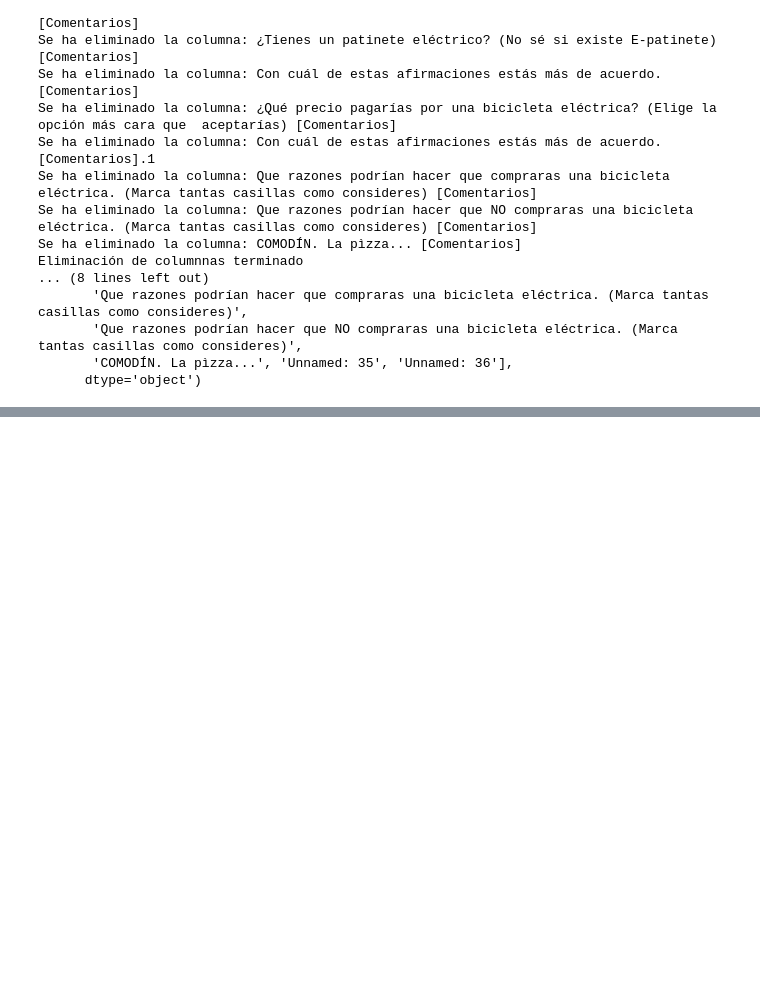
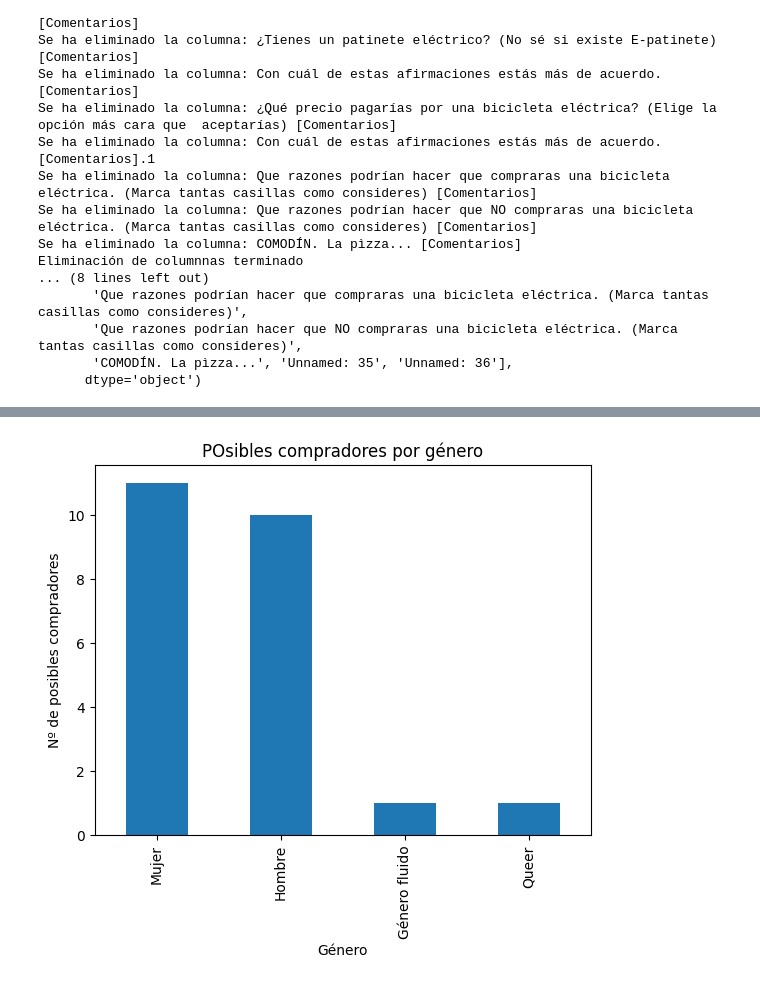
Before and after one commit to Auzmendi/project-6, a Jupyter notebook: df_ebike.ipynb, the cells around one changed output, grey strips where cells are left out. Cells and saved outputs as stored; diff of their text form; code cells hidden in the pictures; blank space fills up the shorter version.

```diff
--- a/df_ebike.ipynb
+++ b/df_ebike.ipynb
@@ -107,0 +156,32 @@ Name: Hora, Length: 80, dtype: object
+# %%
+#REEMPLAZO DE RANGO DE EDADES POR EDAD MEDIA
+valores_a_reemplazar = {
+    '18-25 años': 22,
+    '30-35 años': 32,
+    'Más de 55 años': 65,
+    '35-45 años': 40,
+    '45-55 años': 50
+}
+ # Reemplaza los valores en la columna 'edad'
+df['edad'] = df['edad'].replace(valores_a_reemplazar)
+# %%
+#REEMPLAZO DE SI Y NO POR 1 Y 0
+valores_a_reemplazar = {
+    'Si': 1,
+    'No': 0
+}
+ # Reemplaza los valores en la columna 'edad'
+df['tiene_ebike'] = df['tiene_ebike'].replace(valores_a_reemplazar)
+df['ha_pensado_comprar_ebike'] = df['ha_pensado_comprar_ebike'].replace(valores_a_reemplazar)
+df['tiene_patinete_electrico'] = df['tiene_patinete_electrico'].replace(valores_a_reemplazar)
+# %%
+#REEMPLAZO DE RANGO DE EDADES POR EDAD MEDIA
+valores_a_reemplazar = {
+    '18-25 años': 22,
+    '30-35 años': 32,
+    'Más de 55 años': 65,
+    '35-45 años': 40,
+    '45-55 años': 50
+}
+ # Reemplaza los valores en la columna 'edad'
+df['edad'] = df['edad'].replace(valores_a_reemplazar)
@@ -107,0 +214,15 @@ Name: Hora, Length: 80, dtype: object
+# %%
+#FILTRADO POR POSIBLES COMPRADORES
+df_posibles_compradores = df[df['afirmacion_2']=='En algún momento, seguramente compre una.']
+# %%
+
+conteo_valores = df_posibles_compradores['sexo'].value_counts()
+conteo_valores.plot(kind='bar')
+ # Agrega etiquetas al gráfico
+plt.title('Posibles compradores por género')
+plt.xlabel('Género')
+plt.ylabel('Nº de posibles compradores')
+ # Muestra el gráfico
+plt.show()
+# %% [output]
+[figure, added]
```
Also changed, not shown: parts of 27 cells of this notebook, 5 other files.
